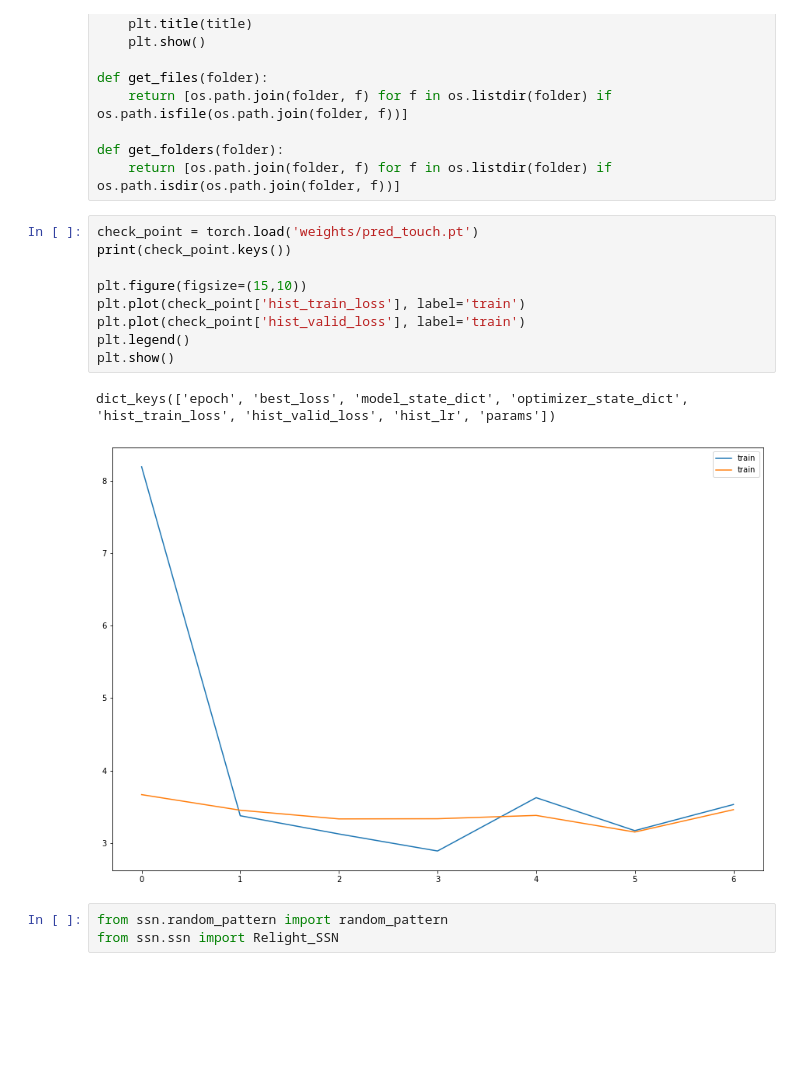
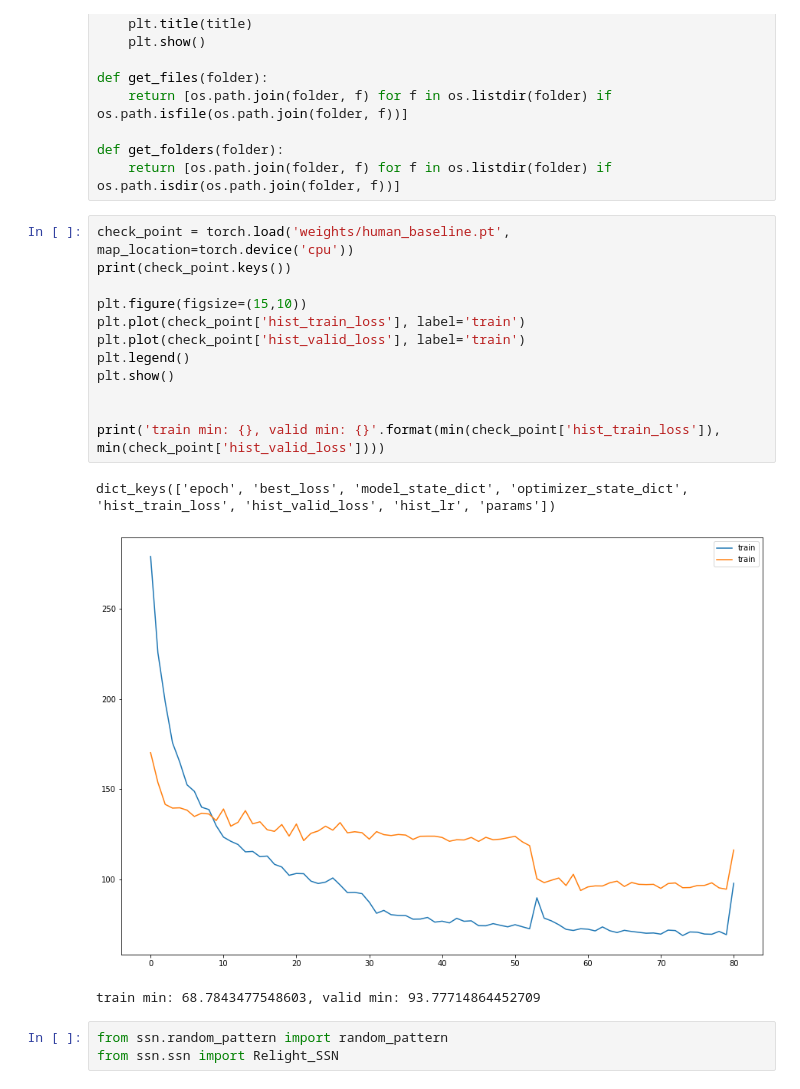
Before and after one commit to ShengCN/soft_shadow, a Jupyter notebook: test.ipynb, the cells around one changed output. Cells and saved outputs as stored; diff of their text form; blank space fills up the shorter version.

Commit message:
update history loss plot

```diff
--- a/test.ipynb
+++ b/test.ipynb
@@ -45,17 +38,21 @@ def get_files(folder):
 def get_folders(folder):
     return [os.path.join(folder, f) for f in os.listdir(folder) if os.path.isdir(os.path.join(folder, f))]
 # %%
-check_point = torch.load('weights/pred_touch.pt')
+check_point = torch.load('weights/human_baseline.pt', map_location=torch.device('cpu'))
 print(check_point.keys())
 
 plt.figure(figsize=(15,10))
 plt.plot(check_point['hist_train_loss'], label='train')
 plt.plot(check_point['hist_valid_loss'], label='train')
 plt.legend()
 plt.show()
+
+
+print('train min: {}, valid min: {}'.format(min(check_point['hist_train_loss']), min(check_point['hist_valid_loss'])))
 # %% [output]
 dict_keys(['epoch', 'best_loss', 'model_state_dict', 'optimizer_state_dict', 'hist_train_loss', 'hist_valid_loss', 'hist_lr', 'params'])
-[figure, old version]
+[figure, new version]
+train min: 68.7843477548603, valid min: 93.77714864452709
 # %%
 from ssn.random_pattern import random_pattern
 from ssn.ssn import Relight_SSN
```
Also changed, not shown: parts of 1 cell of this notebook, 3 other files.
